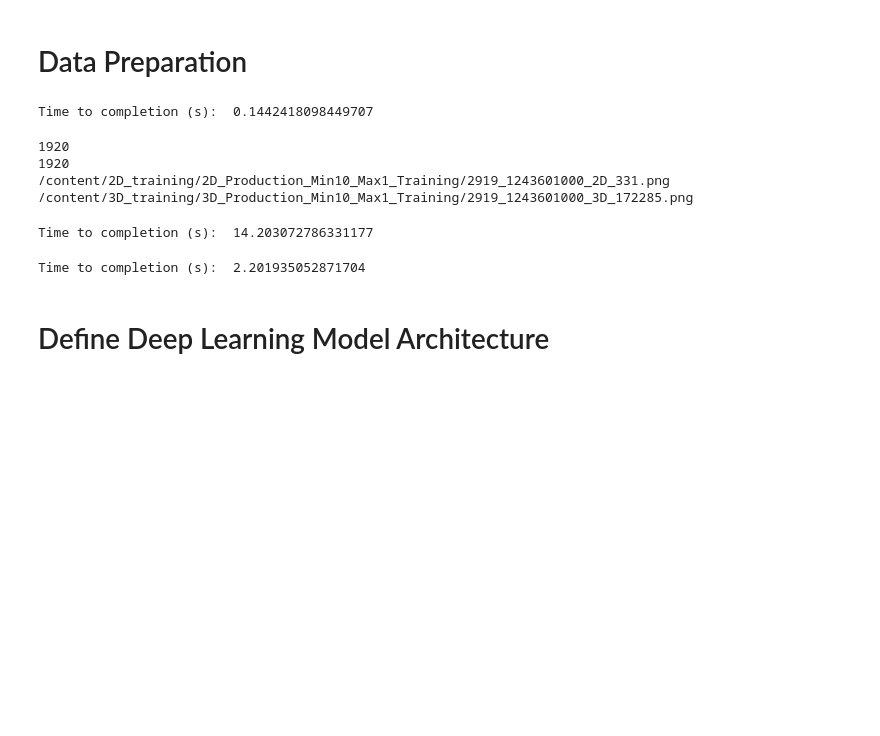
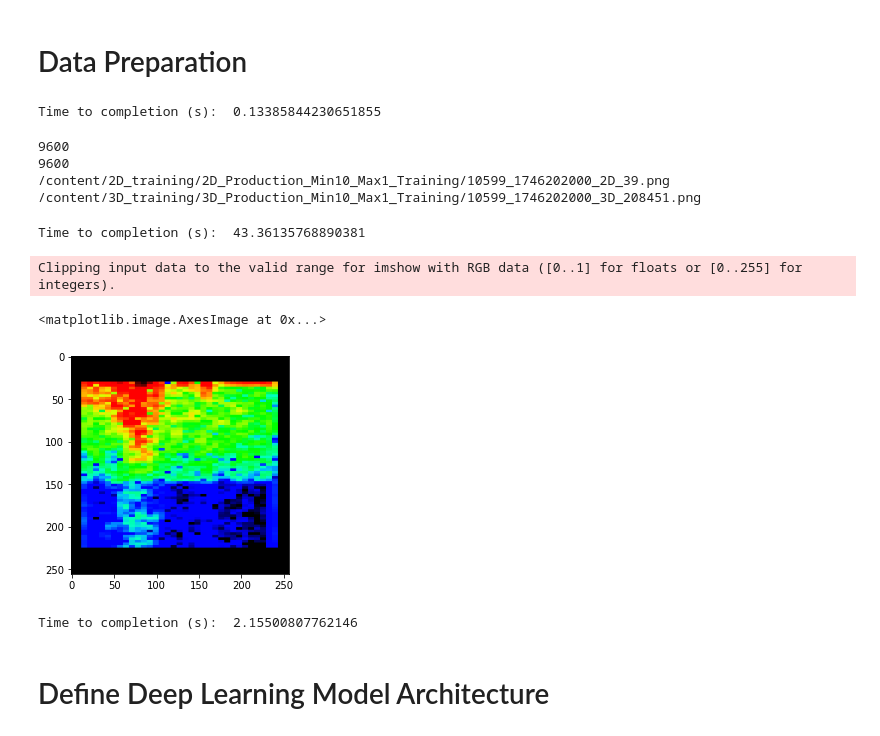
Before and after one commit to astroChance/RadNET, a Jupyter notebook: RadNET_Model_Prototype.ipynb, the cells around one changed output. Drawn from its saved outputs; the diff is of its cells as text; code cells hidden in the pictures; blank space fills up the shorter version.

```diff
--- a/RadNET_Model_Prototype.ipynb
+++ b/RadNET_Model_Prototype.ipynb
@@ -178,14 +193,14 @@ TwoDImages = sorted(TwoDImages, key=lambda x: int(x.split('/')[-1].split('_')[0]
 ThreeDImages = sorted(ThreeDImages, key=lambda x: int(x.split('/')[-1].split('_')[0]))
 
 ##### !!!!!!!!! Defining training set size to fit into GPU memory
-TwoDImages = TwoDImages[:1920]
-ThreeDImages = ThreeDImages[:1920]
+TwoDImages = TwoDImages[:9600]
+ThreeDImages = ThreeDImages[:9600]
 
 
 end = time.time()
 print("Time to completion (s): ", end-start)
 # %% [output]
-Time to completion (s):  0.1442418098449707
+Time to completion (s):  0.13385844230651855
 # %%
 ## Check size of file lists, check that trace pair number (leading digits)
 ## is same between 2D and 3D file
@@ -195,10 +210,10 @@ print(len(ThreeDImages))
 print(TwoDImages[-1])
 print(ThreeDImages[-1])
 # %% [output]
-1920
-1920
-/content/2D_training/2D_Production_Min10_Max1_Training/2919_1243601000_2D_331.png
-/content/3D_training/3D_Production_Min10_Max1_Training/2919_1243601000_3D_172285.png
+9600
+9600
+/content/2D_training/2D_Production_Min10_Max1_Training/10599_1746202000_2D_39.png
+/content/3D_training/3D_Production_Min10_Max1_Training/10599_1746202000_3D_208451.png
 # %%
 ######
 # Create TensorFLow Dataset from images
@@ -229,23 +244,38 @@ def load_image_train(image):
     return img
 
 
+#### ~~~~~~
+#### Why does this take up so much GPU memory?
+
 start = time.time()
 # Load images using functions above
-tr_data3d = []
-
+tr_data3d = [0]*len(ThreeDImages)
+counter = 0
 for img in ThreeDImages:
     tmp = load_image_train(img)
-    tr_data3d.append(tmp)
+    # tr_data3d.append(tmp)
+    tr_data3d[counter] = tmp
+    counter += 1
 
-tr_data2d = []
+tr_data2d = [0]*len(TwoDImages)
+counter = 0
 for img in TwoDImages:
     tmp = load_image_train(img)
-    tr_data2d.append(tmp)
+    # tr_data2d.append(tmp)
+    tr_data2d[counter] = tmp
+    counter += 1
 
 end = time.time()
 print("Time to completion (s): ", end-start)
 # %% [output]
-Time to completion (s):  14.203072786331177
+Time to completion (s):  43.36135768890381
+# %%
+# Visual QC of Tensor Data
+plt.imshow(np.squeeze(np.array(tr_data3d[200])))
+# %% [output]
+Clipping input data to the valid range for imshow with RGB data ([0..1] for floats or [0..255] for integers).
+<matplotlib.image.AxesImage at 0x...>
+[figure, added]
 # %%
 ### Creates tensors of shape (BATCH_SIZE, 256, 256, 3)
 start = time.time()
@@ -259,7 +289,7 @@ train_dataset3d = train_dataset3d_0.batch(BATCH_SIZE)
 end = time.time()
 print("Time to completion (s): ", end-start)
 # %% [output]
-Time to completion (s):  2.201935052871704
+Time to completion (s):  2.15500807762146
 # %% [markdown]
 # Define Deep Learning Model Architecture
 # %%
```
Also changed, not shown: parts of 2 cells of this notebook.
